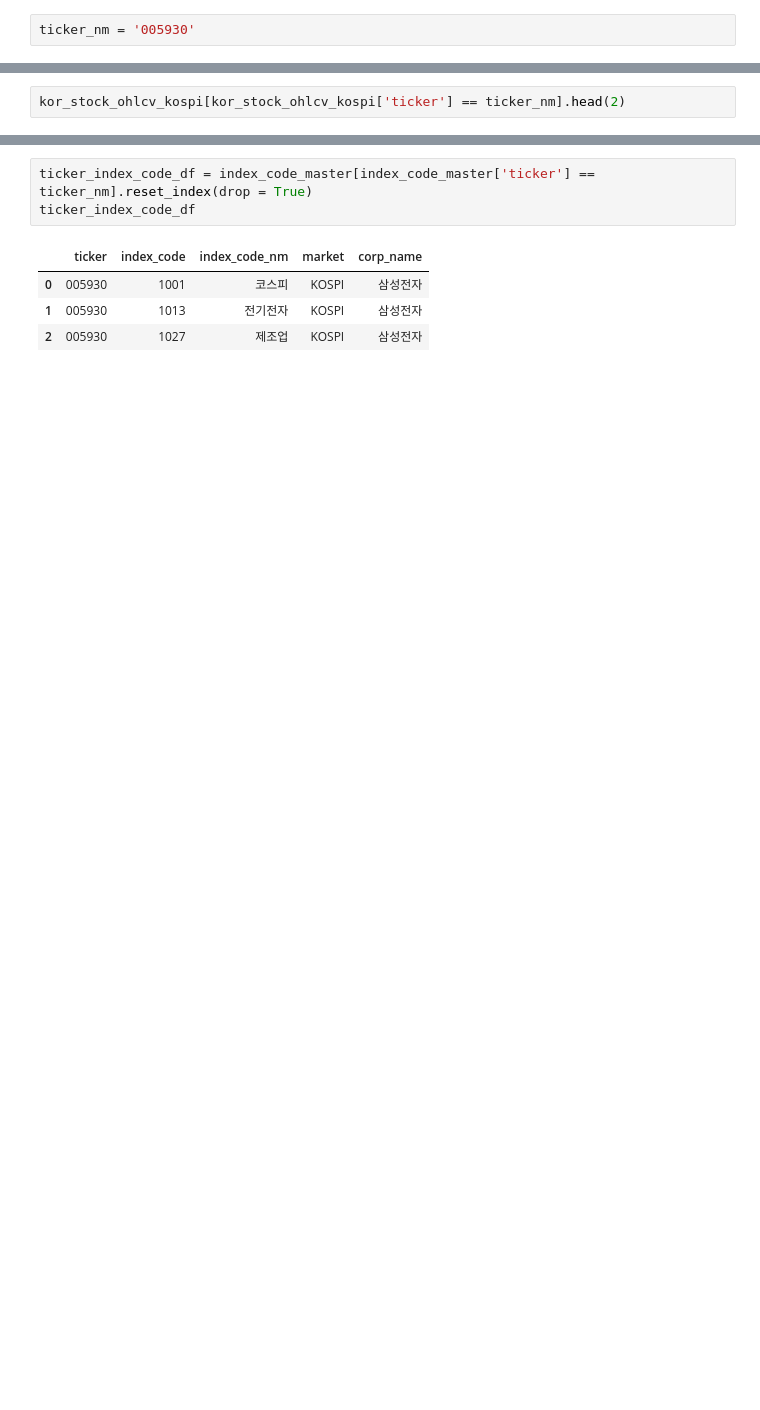
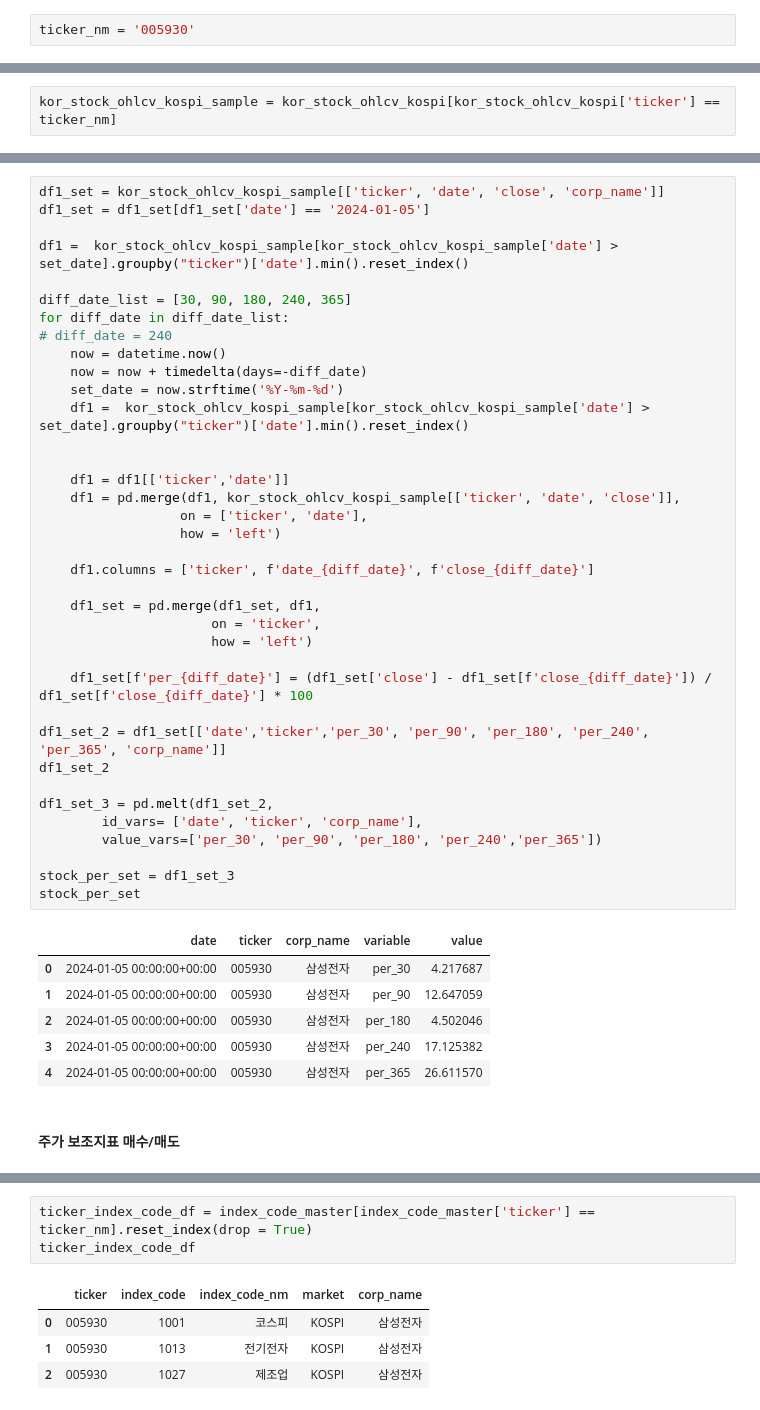
Before and after one commit to Unfinishedgod/finance_mlops, a Jupyter notebook: jupyter/indicator_setup.ipynb, the cells around one changed output, grey strips where cells are left out. Drawn from its saved outputs; the diff is of its cells as text; blank space fills up the shorter version.

```diff
--- a/jupyter/indicator_setup.ipynb
+++ b/jupyter/indicator_setup.ipynb
@@ -222,2 +226,2 @@ ticker_nm = '005930'
 # %%
-kor_stock_ohlcv_kospi[kor_stock_ohlcv_kospi['ticker'] == ticker_nm].head(2)
+kor_stock_ohlcv_kospi_sample = kor_stock_ohlcv_kospi[kor_stock_ohlcv_kospi['ticker'] == ticker_nm]
@@ -228 +228,47 @@ kor_stock_ohlcv_kospi[kor_stock_ohlcv_kospi['ticker'] == ticker_nm].head(2)
+# %%
+df1_set = kor_stock_ohlcv_kospi_sample[['ticker', 'date', 'close', 'corp_name']]
+df1_set = df1_set[df1_set['date'] == '2024-01-05']
+
+df1 =  kor_stock_ohlcv_kospi_sample[kor_stock_ohlcv_kospi_sample['date'] > set_date].groupby("ticker")['date'].min().reset_index()
+
+diff_date_list = [30, 90, 180, 240, 365]
+for diff_date in diff_date_list:
+# diff_date = 240
+    now = datetime.now()
+    now = now + timedelta(days=-diff_date)
+    set_date = now.strftime('%Y-%m-%d')
+    df1 =  kor_stock_ohlcv_kospi_sample[kor_stock_ohlcv_kospi_sample['date'] > set_date].groupby("ticker")['date'].min().reset_index()
+
+
+    df1 = df1[['ticker','date']]
+    df1 = pd.merge(df1, kor_stock_ohlcv_kospi_sample[['ticker', 'date', 'close']],
+                  on = ['ticker', 'date'],
+                  how = 'left')
+
+    df1.columns = ['ticker', f'date_{diff_date}', f'close_{diff_date}']
+
+    df1_set = pd.merge(df1_set, df1,
+                      on = 'ticker',
+                      how = 'left')
+
+    df1_set[f'per_{diff_date}'] = (df1_set['close'] - df1_set[f'close_{diff_date}']) / df1_set[f'close_{diff_date}'] * 100
+
+df1_set_2 = df1_set[['date','ticker','per_30', 'per_90', 'per_180', 'per_240', 'per_365', 'corp_name']]
+df1_set_2
+
+df1_set_3 = pd.melt(df1_set_2,
+        id_vars= ['date', 'ticker', 'corp_name'],
+        value_vars=['per_30', 'per_90', 'per_180', 'per_240','per_365'])
+
+stock_per_set = df1_set_3
+stock_per_set
+# %% [output]
+|  | date | ticker | corp_name | variable | value |
+| 0 | 2024-01-05 00:00:00+00:00 | 005930 | 삼성전자 | per_30 | 4.217687 |
+| 1 | 2024-01-05 00:00:00+00:00 | 005930 | 삼성전자 | per_90 | 12.647059 |
+| 2 | 2024-01-05 00:00:00+00:00 | 005930 | 삼성전자 | per_180 | 4.502046 |
+| 3 | 2024-01-05 00:00:00+00:00 | 005930 | 삼성전자 | per_240 | 17.125382 |
+| 4 | 2024-01-05 00:00:00+00:00 | 005930 | 삼성전자 | per_365 | 26.611570 |
+# %% [markdown]
+#### 주가 보조지표 매수/매도
 # %%
```
Also changed, not shown: parts of 18 cells of this notebook, 1 other file.
